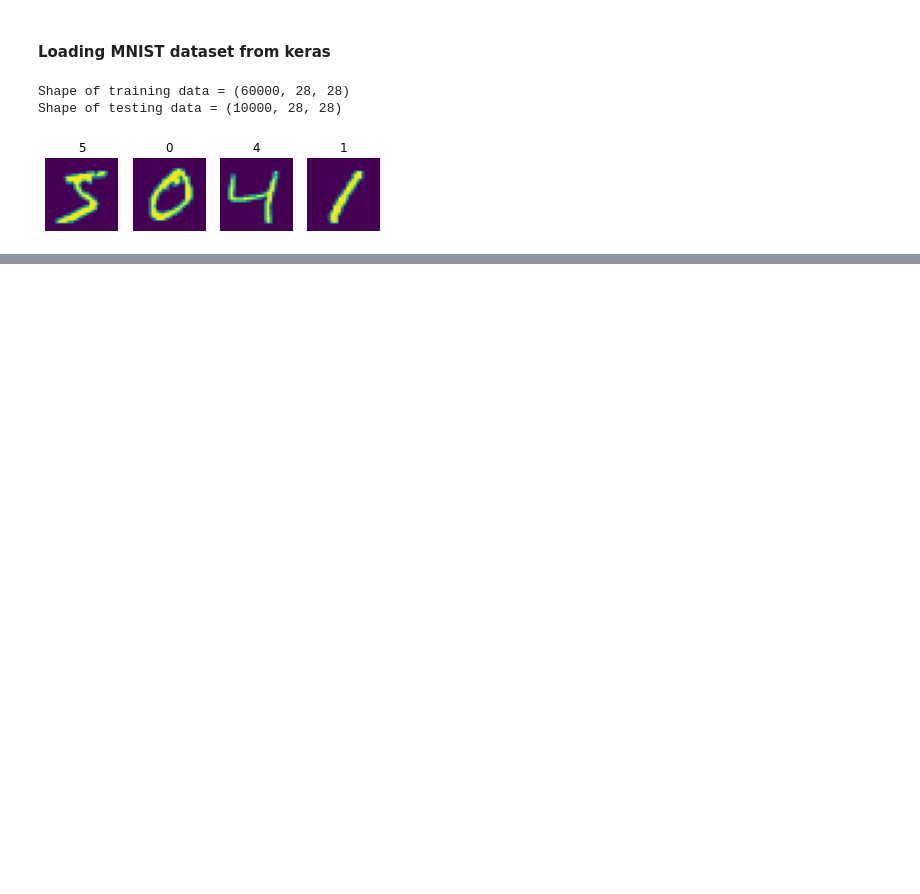
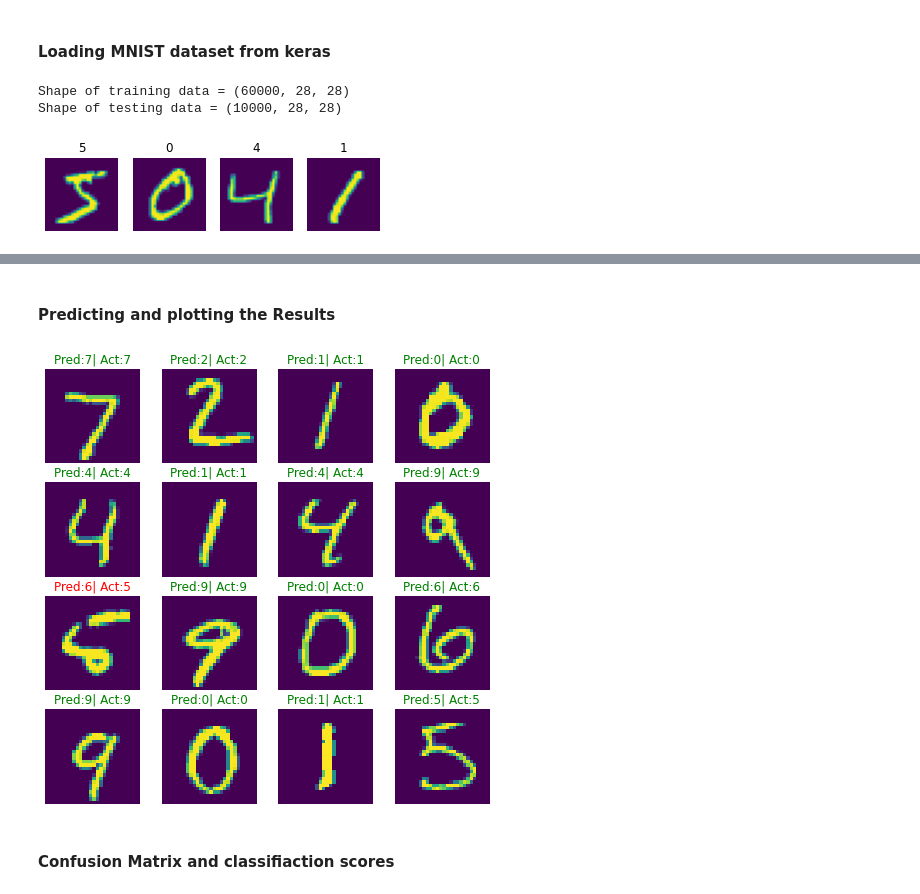
Before and after one commit to vajay84/NN, a Jupyter notebook: MNIST_dnn.ipynb, the cells around one changed output, grey strips where cells are left out. Cells and saved outputs as stored; diff of their text form; code cells hidden in the pictures; blank space fills up the shorter version.

Commit message:
Adding error plots

```diff
--- a/MNIST_dnn.ipynb
+++ b/MNIST_dnn.ipynb
@@ -91,2 +93,10 @@ Biases: [0. 0. 0. 0. 0. 0. 0. 0. 0. 0. 0. 0. 0. 0. 0. 0. 0. 0. 0. 0. 0. 0. 0. 0.
 # %%
 model.compile(loss = keras.losses.sparse_categorical_crossentropy, optimizer = 'sgd', metrics=['accuracy'])
+# %%
+def get_log_dir():
+    root_dir = os.path.join(os.curdir, "my_logs")
+    run_id = time.strftime("run_%Y_%m_%d-%H_%M_%S")
+    return os.path.join(root_dir, run_id)
+# %%
+call_backs = [keras.callbacks.EarlyStopping(patience=5, restore_best_weights=True),
+              keras.callbacks.TensorBoard(get_log_dir())]
@@ -93,3 +107,4 @@ model.compile(loss = keras.losses.sparse_categorical_crossentropy, optimizer = '
 # %%
-history = model.fit(train_x, train_y, epochs=30, validation_split=0.2, shuffle=True, verbose=1)
+history = model.fit(train_x, train_y, epochs=1000, validation_split=0.2,
+                    shuffle=True, verbose=1, callbacks=[call_backs])
 # %% [output]
@@ -131,0 +173,18 @@ logs.plot()
+# %% [markdown]
+#### Predicting and plotting the Results
+# %%
+y_pred = model.predict_classes(test_x)
+# %%
+fig, axes = plt.subplots(4, 4, figsize= (8, 8))
+for i, ax in enumerate(axes.flatten()):
+    data_ =  test_x[i]
+    color= 'g'
+    ax.imshow(data_)
+    if y_pred[i] != test_y[i]:
+        color ='r'
+    ax.set_title(f"Pred:{y_pred[i]}| Act:{test_y[i]}", color=color)
+    ax.axis('off')
+# %% [output]
+[figure, added]
+# %% [markdown]
+#### Confusion Matrix and classifiaction scores
```
Also changed, not shown: parts of 21 cells of this notebook.
